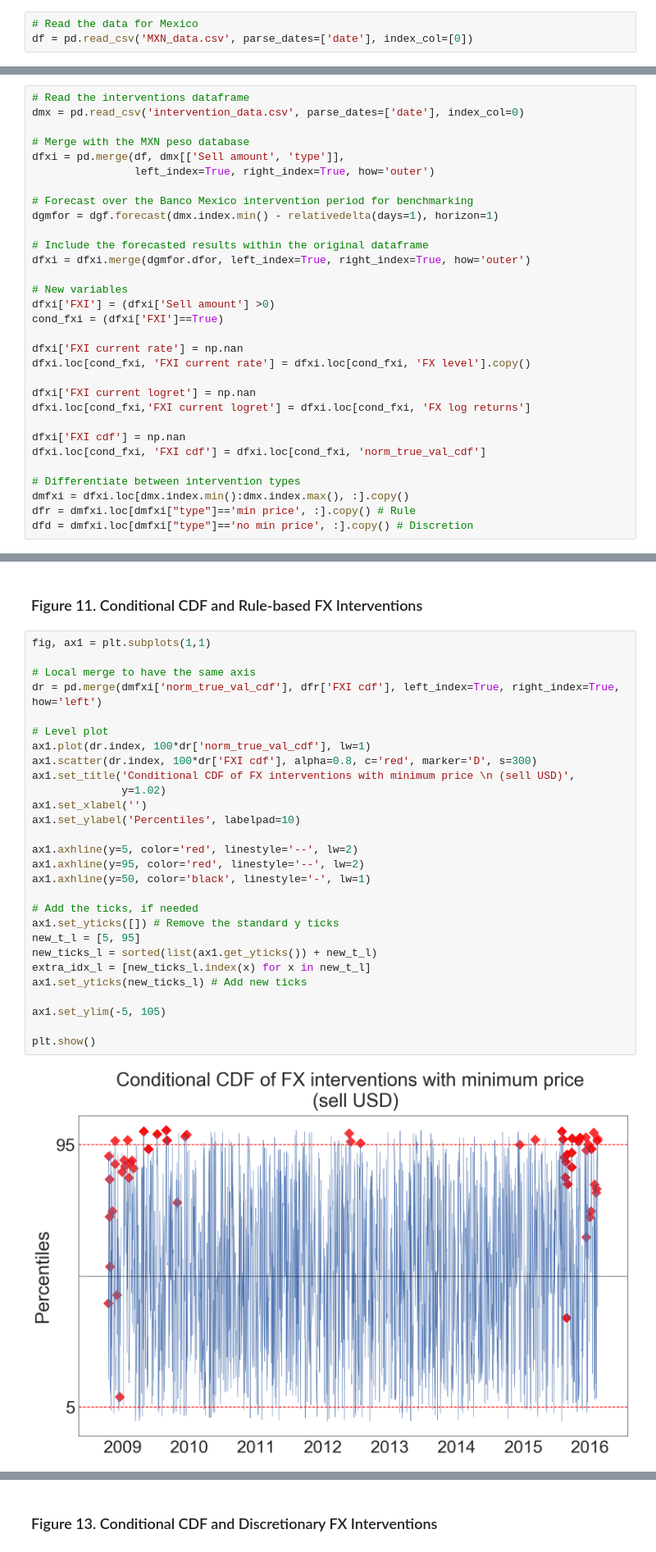
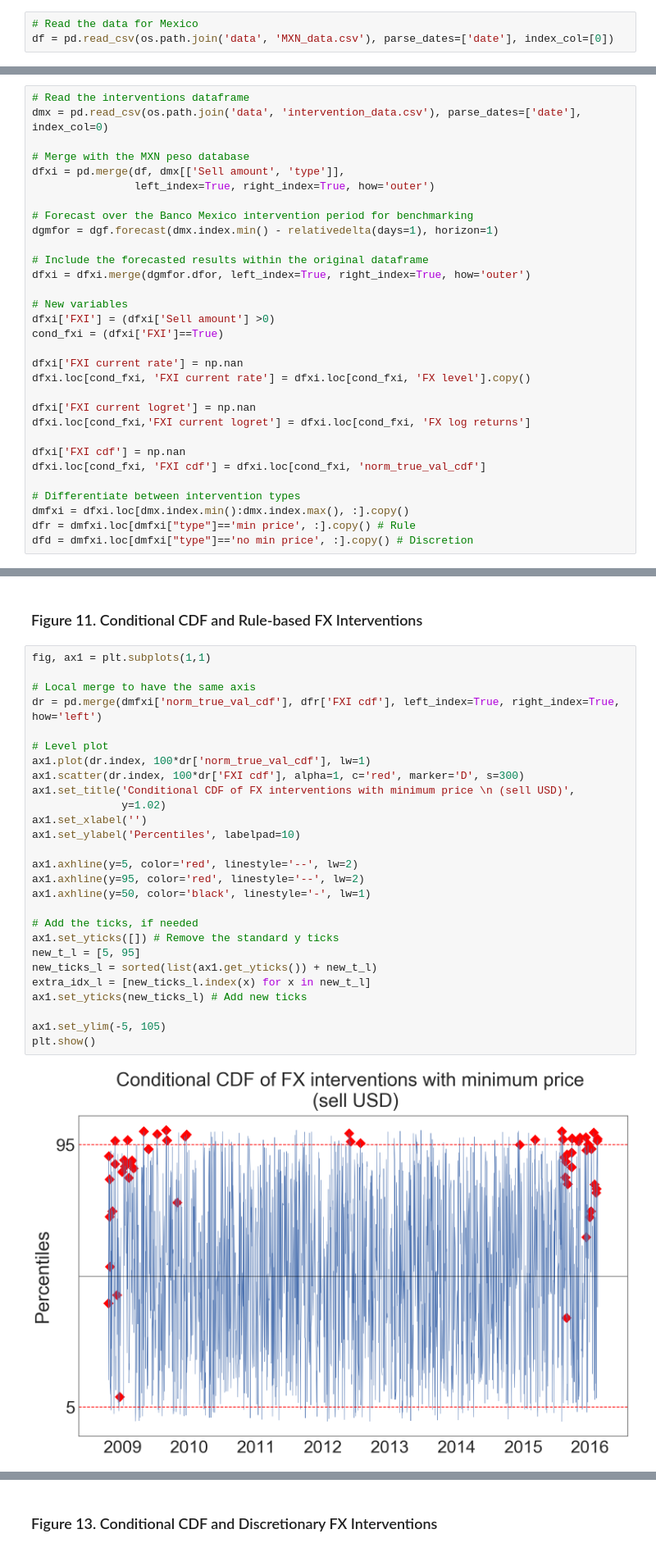
Before and after one commit to romainlafarguette/varfxi, a Jupyter notebook: VaR-FX Interventions.ipynb, the cells around one changed output, grey strips where cells are left out. Shown at 82% size. Cells and saved outputs as stored; diff of their text form.

```diff
--- a/VaR-FX Interventions.ipynb
+++ b/VaR-FX Interventions.ipynb
@@ -50,7 +54,7 @@ import warnings
 warnings.filterwarnings("ignore", category=RuntimeWarning)
 # %%
 # Read the data for Mexico
-df = pd.read_csv('MXN_data.csv', parse_dates=['date'], index_col=[0])
+df = pd.read_csv(os.path.join('data', 'MXN_data.csv'), parse_dates=['date'], index_col=[0])
 # %% [markdown]
 ### Figure 1: Conditional VaR and density (diagram)
 # %% [markdown]
@@ -265,7 +269,7 @@ plt.show()
 ## Benchmarking exercise
 # %%
 # Read the interventions dataframe
-dmx = pd.read_csv('intervention_data.csv', parse_dates=['date'], index_col=0)
+dmx = pd.read_csv(os.path.join('data', 'intervention_data.csv'), parse_dates=['date'], index_col=0)
 
 # Merge with the MXN peso database
 dfxi = pd.merge(df, dmx[['Sell amount', 'type']],
@@ -330,31 +334,30 @@ plt.show()
 # %%
 fig, ax1 = plt.subplots(1,1)
 
 # Local merge to have the same axis
 dr = pd.merge(dmfxi['norm_true_val_cdf'], dfr['FXI cdf'], left_index=True, right_index=True, how='left')
 
 # Level plot
 ax1.plot(dr.index, 100*dr['norm_true_val_cdf'], lw=1)
-ax1.scatter(dr.index, 100*dr['FXI cdf'], alpha=0.8, c='red', marker='D', s=300)
+ax1.scatter(dr.index, 100*dr['FXI cdf'], alpha=1, c='red', marker='D', s=300)
 ax1.set_title('Conditional CDF of FX interventions with minimum price \n (sell USD)',
               y=1.02)
 ax1.set_xlabel('')
 ax1.set_ylabel('Percentiles', labelpad=10)
 
 ax1.axhline(y=5, color='red', linestyle='--', lw=2)
 ax1.axhline(y=95, color='red', linestyle='--', lw=2)
 ax1.axhline(y=50, color='black', linestyle='-', lw=1)
 
 # Add the ticks, if needed
 ax1.set_yticks([]) # Remove the standard y ticks
 new_t_l = [5, 95]
 new_ticks_l = sorted(list(ax1.get_yticks()) + new_t_l)
 extra_idx_l = [new_ticks_l.index(x) for x in new_t_l]
 ax1.set_yticks(new_ticks_l) # Add new ticks
 
 ax1.set_ylim(-5, 105)
-
 plt.show()
 # %% [output]
-[figure, old version]
+[figure, new version]
 # %% [markdown]
```
Also changed, not shown: parts of 11 cells of this notebook.
